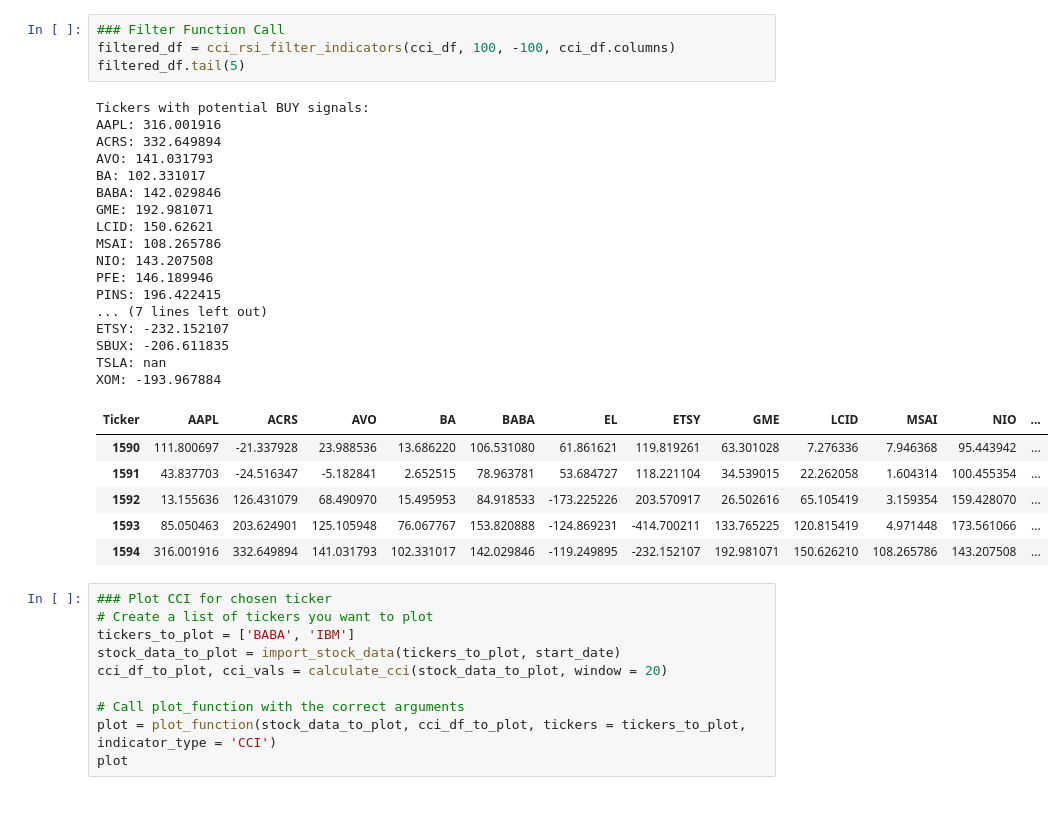
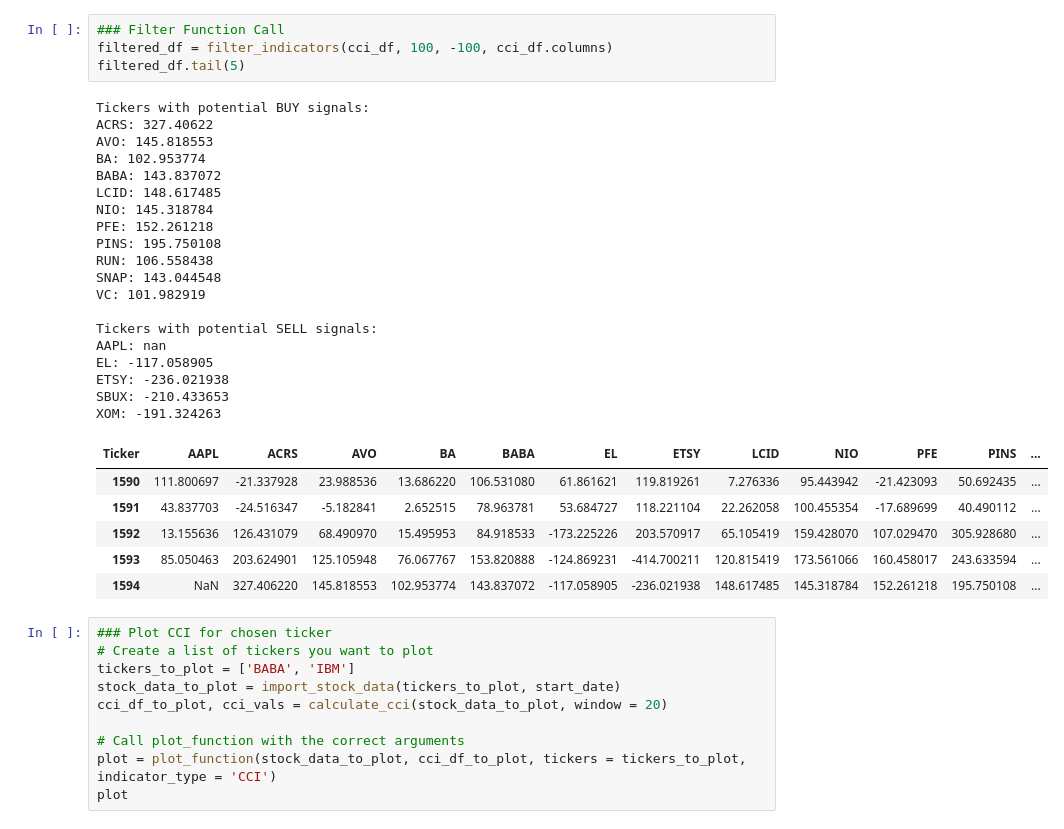
Before and after one commit to mburley127/TradingIndicators, a Jupyter notebook: IndicatorAnalysis/CCI.ipynb, the cells around one changed output. Cells and saved outputs as stored; diff of their text form.

```diff
--- a/IndicatorAnalysis/CCI.ipynb
+++ b/IndicatorAnalysis/CCI.ipynb
@@ -50,31 +50,33 @@ Ticker       APLD         AVO          BA        BABA  ...       TDOC  \
 # %%
 ### Filter Function Call
-filtered_df = cci_rsi_filter_indicators(cci_df, 100, -100, cci_df.columns)
+filtered_df = filter_indicators(cci_df, 100, -100, cci_df.columns)
 filtered_df.tail(5)
 # %% [output]
 Tickers with potential BUY signals:
-AAPL: 316.001916
-ACRS: 332.649894
-AVO: 141.031793
-BA: 102.331017
-BABA: 142.029846
-GME: 192.981071
-LCID: 150.62621
-MSAI: 108.265786
-NIO: 143.207508
-PFE: 146.189946
-PINS: 196.422415
-... (7 lines left out)
-ETSY: -232.152107
-SBUX: -206.611835
-TSLA: nan
-XOM: -193.967884
+ACRS: 327.40622
+AVO: 145.818553
+BA: 102.953774
+BABA: 143.837072
+LCID: 148.617485
+NIO: 145.318784
+PFE: 152.261218
+PINS: 195.750108
+RUN: 106.558438
+SNAP: 143.044548
+VC: 101.982919
+
+Tickers with potential SELL signals:
+AAPL: nan
+EL: -117.058905
+ETSY: -236.021938
+SBUX: -210.433653
+XOM: -191.324263
-| Ticker | AAPL | ACRS | AVO | BA | BABA | EL | ETSY | GME | LCID | MSAI | NIO | ... |
-| 1590 | 111.800697 | -21.337928 | 23.988536 | 13.686220 | 106.531080 | 61.861621 | 119.819261 | 63.301028 | 7.276336 | 7.946368 | 95.443942 | ... |
-| 1591 | 43.837703 | -24.516347 | -5.182841 | 2.652515 | 78.963781 | 53.684727 | 118.221104 | 34.539015 | 22.262058 | 1.604314 | 100.455354 | ... |
-| 1592 | 13.155636 | 126.431079 | 68.490970 | 15.495953 | 84.918533 | -173.225226 | 203.570917 | 26.502616 | 65.105419 | 3.159354 | 159.428070 | ... |
-| 1593 | 85.050463 | 203.624901 | 125.105948 | 76.067767 | 153.820888 | -124.869231 | -414.700211 | 133.765225 | 120.815419 | 4.971448 | 173.561066 | ... |
-| 1594 | 316.001916 | 332.649894 | 141.031793 | 102.331017 | 142.029846 | -119.249895 | -232.152107 | 192.981071 | 150.626210 | 108.265786 | 143.207508 | ... |
+| Ticker | AAPL | ACRS | AVO | BA | BABA | EL | ETSY | LCID | NIO | PFE | PINS | ... |
+| 1590 | 111.800697 | -21.337928 | 23.988536 | 13.686220 | 106.531080 | 61.861621 | 119.819261 | 7.276336 | 95.443942 | -21.423093 | 50.692435 | ... |
+| 1591 | 43.837703 | -24.516347 | -5.182841 | 2.652515 | 78.963781 | 53.684727 | 118.221104 | 22.262058 | 100.455354 | -17.689699 | 40.490112 | ... |
+| 1592 | 13.155636 | 126.431079 | 68.490970 | 15.495953 | 84.918533 | -173.225226 | 203.570917 | 65.105419 | 159.428070 | 107.029470 | 305.928680 | ... |
+| 1593 | 85.050463 | 203.624901 | 125.105948 | 76.067767 | 153.820888 | -124.869231 | -414.700211 | 120.815419 | 173.561066 | 160.458017 | 243.633594 | ... |
+| 1594 | NaN | 327.406220 | 145.818553 | 102.953774 | 143.837072 | -117.058905 | -236.021938 | 148.617485 | 145.318784 | 152.261218 | 195.750108 | ... |
 # %%
 ### Plot CCI for chosen ticker
 # Create a list of tickers you want to plot
```
Also changed, not shown: parts of 3 cells of this notebook, 3 other files.
